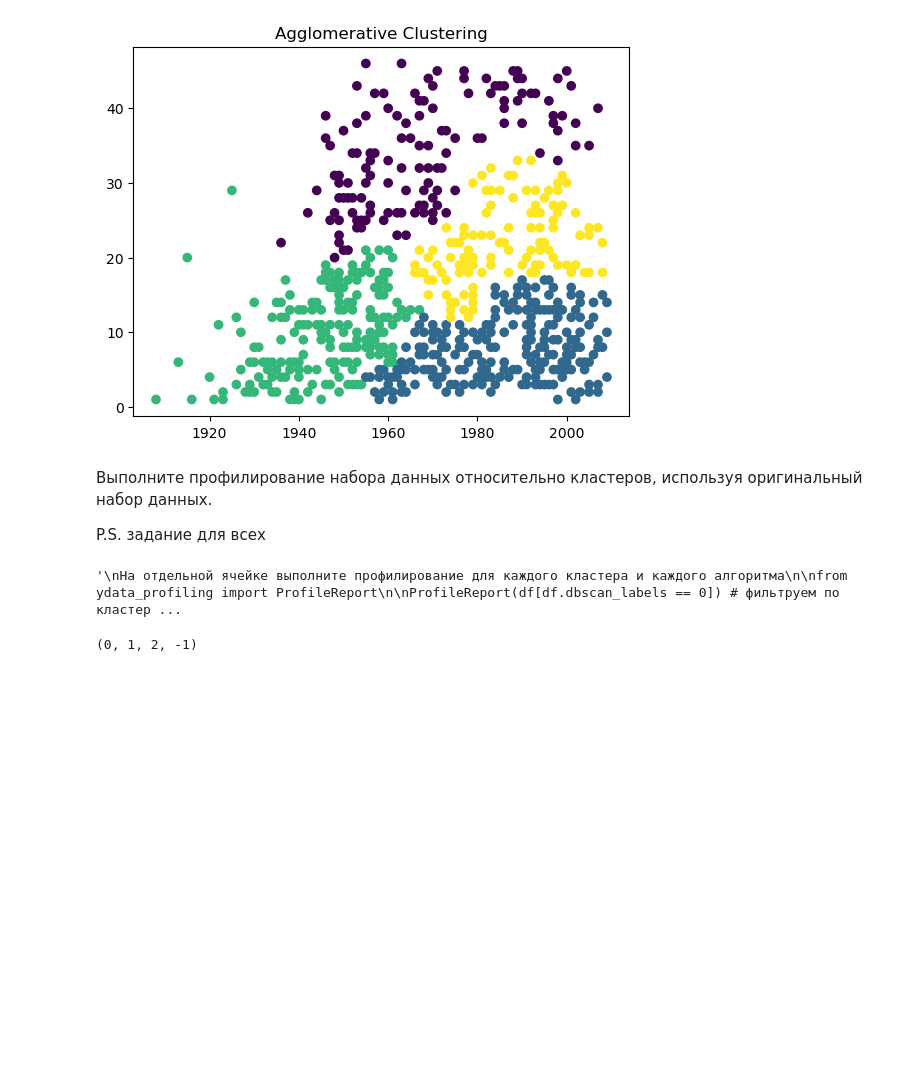
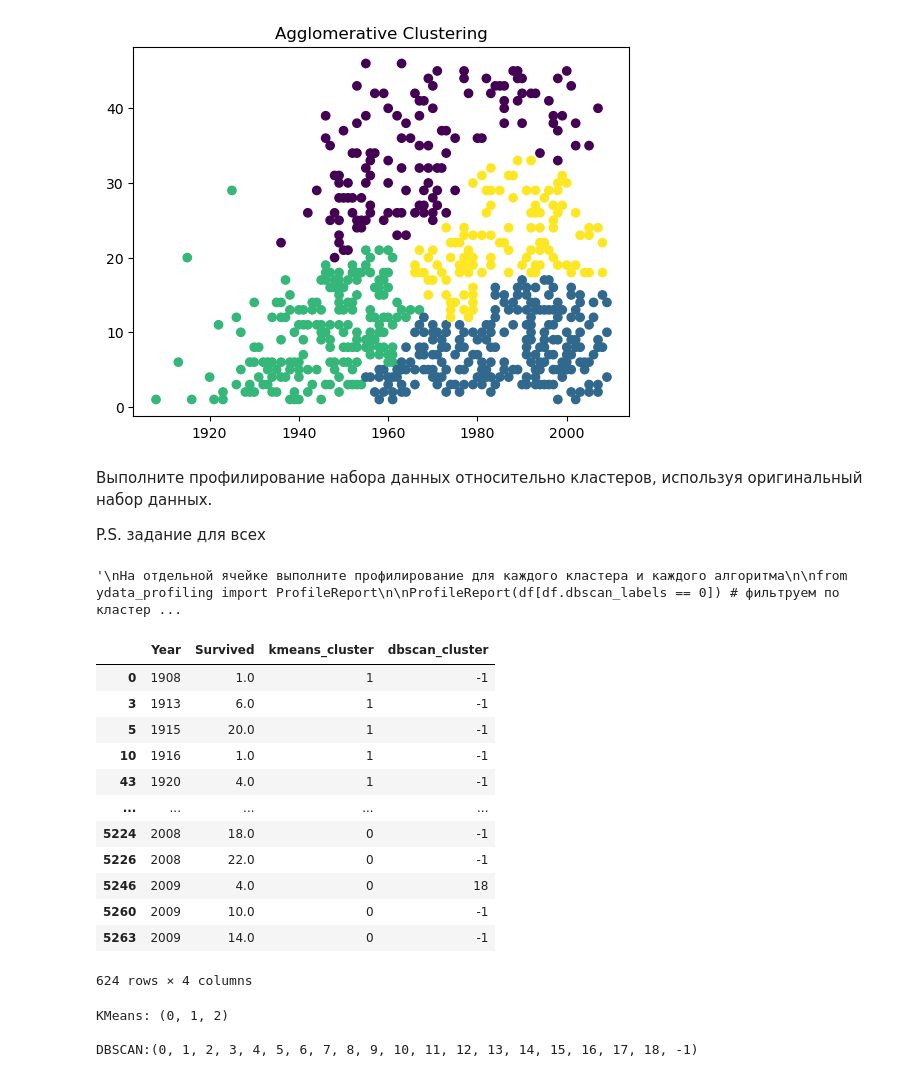
Before and after one commit to OrYSlliu/Labs, a Jupyter notebook: lab4.ipynb, the cells around one changed output. Drawn from its saved outputs; the diff is of its cells as text; code cells hidden in the pictures; blank space fills up the shorter version.

```diff
--- a/lab4.ipynb
+++ b/lab4.ipynb
@@ -507,14 +527,31 @@ ProfileReport(df[df.dbscan_labels == 0]) # фильтруем по класте
 # Например, видно, что в кластер 1 у пациентов возраст выше в среднем и в медиане, чем в остальных, что может свидетельствоать о влиянии возраста на кластер №()
 # %% [output]
 '\nНа отдельной ячейке выполните профилирование для каждого кластера и каждого алгоритма\n\nfrom ydata_profiling import ProfileReport\n\nProfileReport(df[df.dbscan_labels == 0]) # фильтруем по кластер ...
-# %%
-from ydata_profiling import ProfileReport
-df_clust['dbscan_labels'] = dbscan.labels_
-
-uniq_labels = tuple(set(dbscan.labels_))
-
-print(uniq_labels)
-# %% [output]
-(0, 1, 2, -1)
 # %%
 # your_code here
+df_clust['kmeans_cluster'] = cluster_labels
+df_clust['dbscan_cluster'] = labels
+# %%
+df_clust
+# %% [output]
+|  | Year | Survived | kmeans_cluster | dbscan_cluster |
+| 0 | 1908 | 1.0 | 1 | -1 |
+| 3 | 1913 | 6.0 | 1 | -1 |
+| 5 | 1915 | 20.0 | 1 | -1 |
+| 10 | 1916 | 1.0 | 1 | -1 |
+| 43 | 1920 | 4.0 | 1 | -1 |
+| ... | ... | ... | ... | ... |
+| 5224 | 2008 | 18.0 | 0 | -1 |
+| 5226 | 2008 | 22.0 | 0 | -1 |
+| 5246 | 2009 | 4.0 | 0 | 18 |
+| 5260 | 2009 | 10.0 | 0 | -1 |
+| 5263 | 2009 | 14.0 | 0 | -1 |
+624 rows × 4 columns
+# %%
+kmeans_labels = tuple(set(cluster_labels))
+dbscan_labels = tuple(set(labels))
+print(f'KMeans: {kmeans_labels}\n\nDBSCAN:{dbscan_labels}')
+# %% [output]
+KMeans: (0, 1, 2)
+
+DBSCAN:(0, 1, 2, 3, 4, 5, 6, 7, 8, 9, 10, 11, 12, 13, 14, 15, 16, 17, 18, -1)
```
Also changed, not shown: parts of 17 cells of this notebook.
